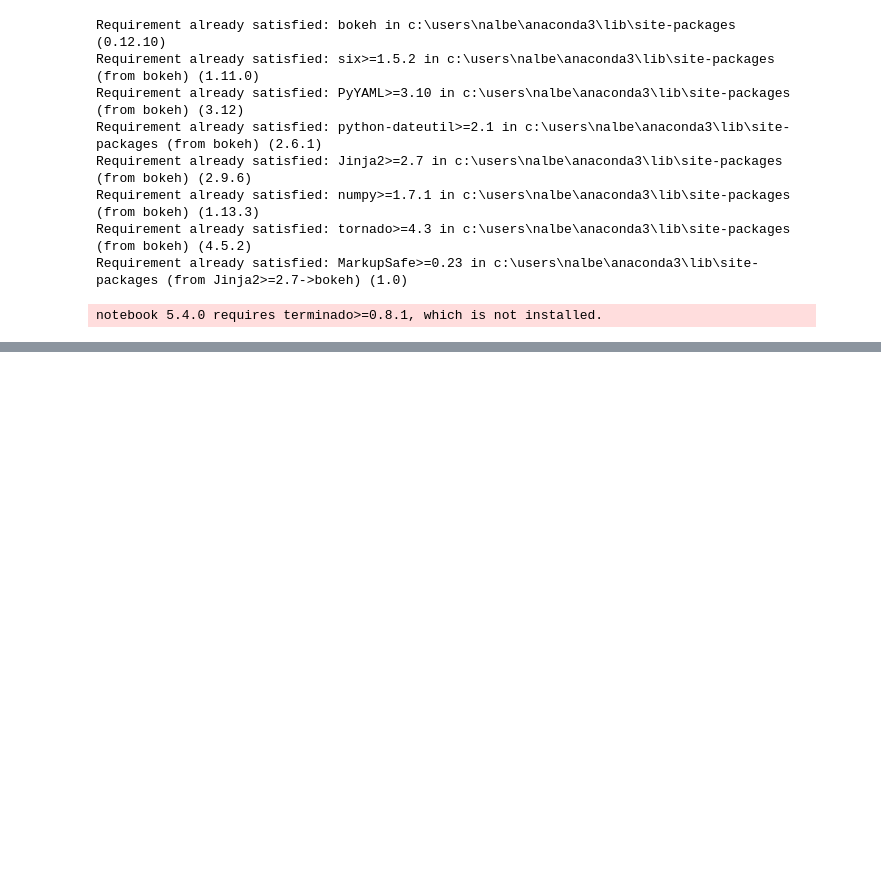
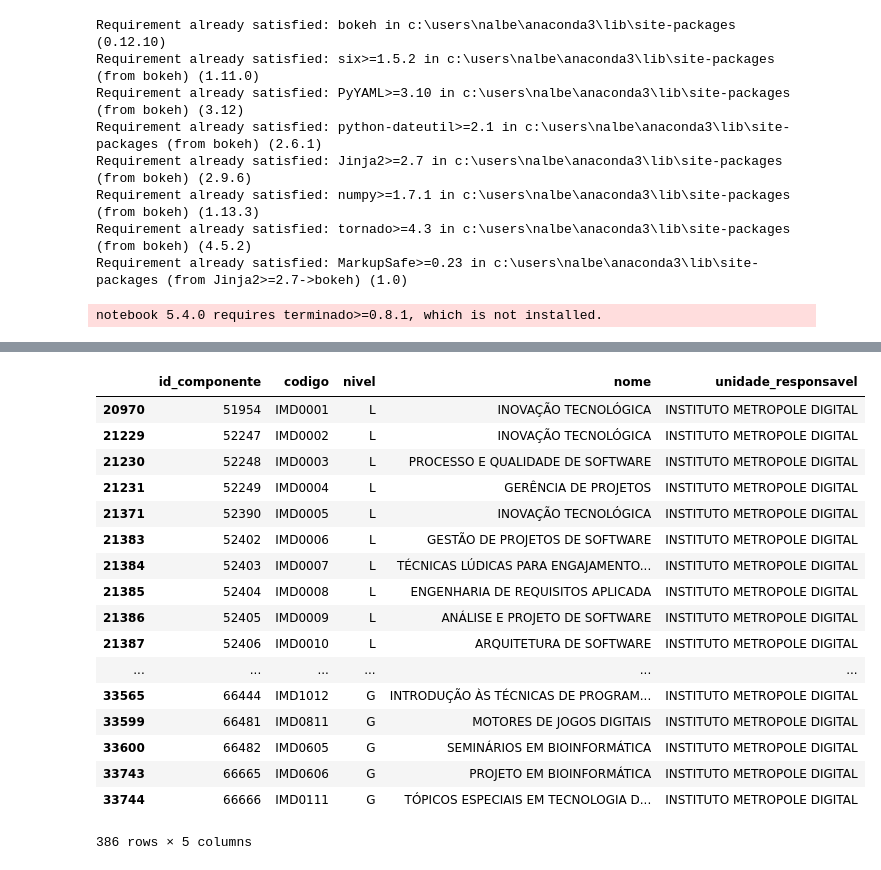
Before and after one commit to NalbertLeal/AnaliseDeNotasIMD, a Jupyter notebook: Analise Notas.ipynb, the cells around one changed output, grey strips where cells are left out. Drawn from its saved outputs; the diff is of its cells as text; code cells hidden in the pictures; blank space fills up the shorter version.

```diff
--- a/Analise Notas.ipynb
+++ b/Analise Notas.ipynb
@@ -103,3 +131,32 @@ cursos_ufrn.head()
+# %%
+# Retirando valores NaN do dataframe.
+componente.dropna(inplace=True)
+componente = componente[~componente.id_componente.duplicated()]
+# %%
+# Filtrando para os componentes do IMD
+
+componentes_imd = componente[componente.codigo.str.contains('IMD')]
+
+componentes_imd
+# %% [output]
+|  | id_componente | codigo | nivel | nome | unidade_responsavel |
+| 20970 | 51954 | IMD0001 | L | INOVAÇÃO TECNOLÓGICA | INSTITUTO METROPOLE DIGITAL |
+| 21229 | 52247 | IMD0002 | L | INOVAÇÃO TECNOLÓGICA | INSTITUTO METROPOLE DIGITAL |
+| 21230 | 52248 | IMD0003 | L | PROCESSO E QUALIDADE DE SOFTWARE | INSTITUTO METROPOLE DIGITAL |
+| 21231 | 52249 | IMD0004 | L | GERÊNCIA DE PROJETOS | INSTITUTO METROPOLE DIGITAL |
+| 21371 | 52390 | IMD0005 | L | INOVAÇÃO TECNOLÓGICA | INSTITUTO METROPOLE DIGITAL |
+| 21383 | 52402 | IMD0006 | L | GESTÃO DE PROJETOS DE SOFTWARE | INSTITUTO METROPOLE DIGITAL |
+| 21384 | 52403 | IMD0007 | L | TÉCNICAS LÚDICAS PARA ENGAJAMENTO... | INSTITUTO METROPOLE DIGITAL |
+| 21385 | 52404 | IMD0008 | L | ENGENHARIA DE REQUISITOS APLICADA | INSTITUTO METROPOLE DIGITAL |
+| 21386 | 52405 | IMD0009 | L | ANÁLISE E PROJETO DE SOFTWARE | INSTITUTO METROPOLE DIGITAL |
+| 21387 | 52406 | IMD0010 | L | ARQUITETURA DE SOFTWARE | INSTITUTO METROPOLE DIGITAL |
+| ... | ... | ... | ... | ... | ... |
+| 33565 | 66444 | IMD1012 | G | INTRODUÇÃO ÀS TÉCNICAS DE PROGRAM... | INSTITUTO METROPOLE DIGITAL |
+| 33599 | 66481 | IMD0811 | G | MOTORES DE JOGOS DIGITAIS | INSTITUTO METROPOLE DIGITAL |
+| 33600 | 66482 | IMD0605 | G | SEMINÁRIOS EM BIOINFORMÁTICA | INSTITUTO METROPOLE DIGITAL |
+| 33743 | 66665 | IMD0606 | G | PROJETO EM BIOINFORMÁTICA | INSTITUTO METROPOLE DIGITAL |
+| 33744 | 66666 | IMD0111 | G | TÓPICOS ESPECIAIS EM TECNOLOGIA D... | INSTITUTO METROPOLE DIGITAL |
+386 rows × 5 columns
 # %%
 matriculas_2017_2.head()#[matriculas_2016_1['id_componente_curricular'] == 55025]
 # %% [output]
```
Also changed, not shown: parts of 9 cells of this notebook.
